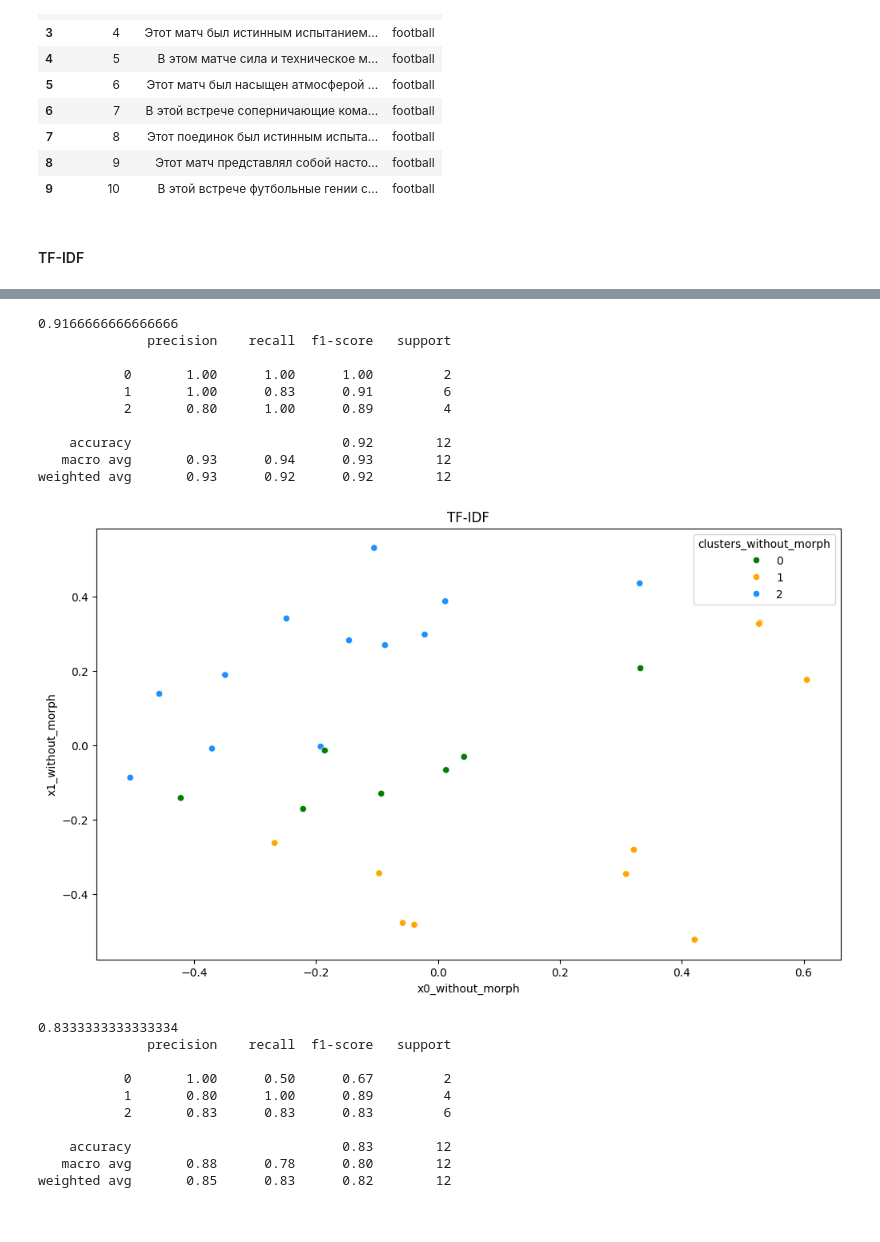
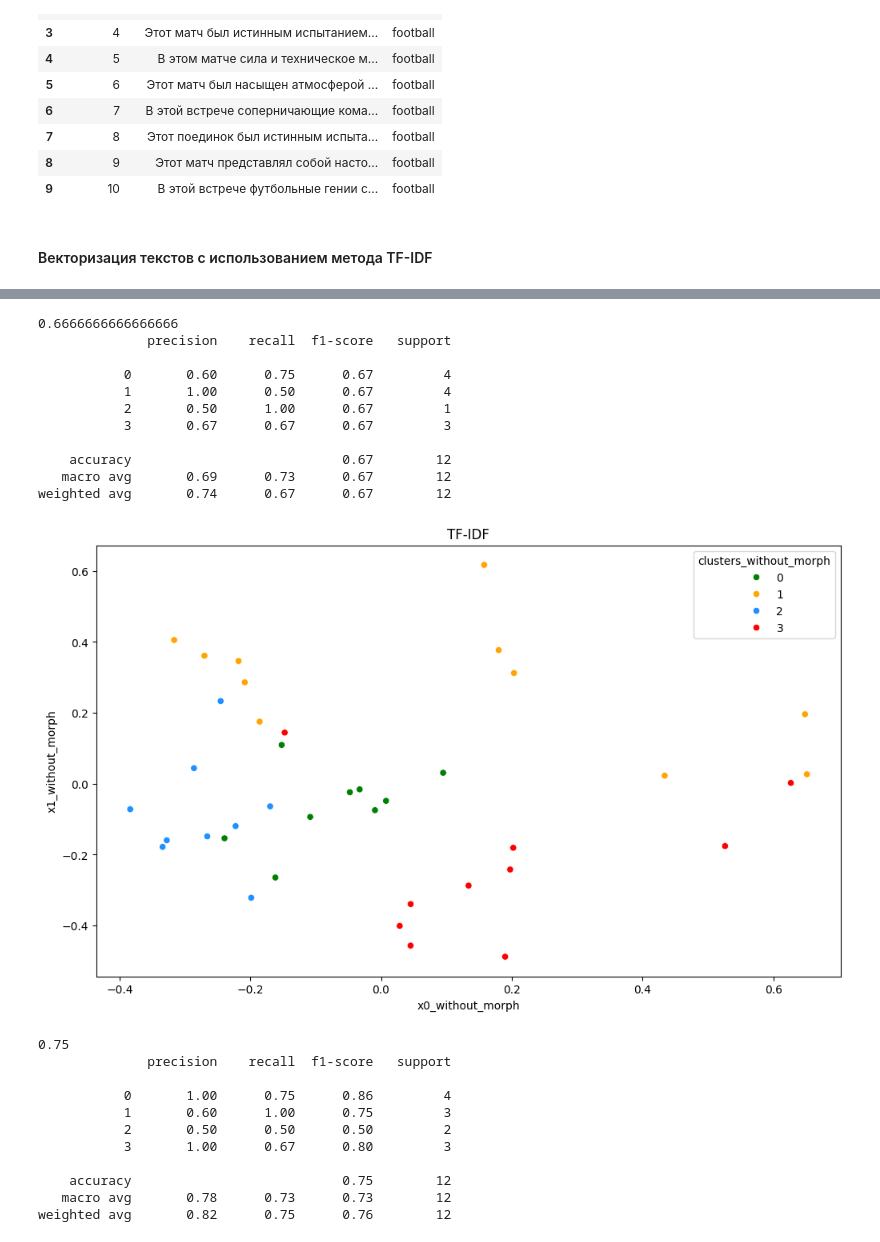
Before and after one commit to kovkir/bmstu-neuro-fuzzy-systems, a Jupyter notebook: lab_03/lab_03.ipynb, the cells around one changed output, grey strips where cells are left out. Saved outputs shown, nothing was run; the diff lists cells and outputs as text; code cells hidden in the pictures.

```diff
--- a/lab_03/lab_03.ipynb
+++ b/lab_03/lab_03.ipynb
@@ -93,7 +89,7 @@ dfHockey["class"] = "hockey"
 dfVolleyball = pd.DataFrame(volleyballArr, columns=['num_doc', 'text'])
 dfVolleyball["class"] = "volleyball"
 
-dfDescriptions = pd.concat([dfFootball, dfHockey, dfVolleyball])
+dfDescriptions = pd.concat([dfFootball, dfBasketball, dfHockey, dfVolleyball])
 dfDescriptions.head(10)
 # %% [output]
 |  | num_doc | text | class |
@@ -108,7 +104,7 @@ dfDescriptions.head(10)
 | 8 | 9 | Этот матч представлял собой насто... | football |
 | 9 | 10 | В этой встрече футбольные гении с... | football |
 # %% [markdown]
-#### TF-IDF
+#### Векторизация текстов с использованием метода TF-IDF
 # %%
 dfDescriptions["formated"] = dfDescriptions.text.apply(
     lambda textFTale: get_normal_form_str(format_data(textFTale))
@@ -123,7 +119,7 @@ def _getVectorizer(fieldName):
     return x
 
 def _getClusters(x, fieldName):
-    kmeans = KMeans(n_clusters=3, random_state=42)
+    kmeans = KMeans(n_clusters=4, random_state=42)
     kmeans.fit(x)
     clusters = kmeans.labels_
     dfDescriptions[fieldName] = clusters
@@ -146,7 +142,7 @@ def _pca(x, fieldX0, fieldX1, fieldCluster):
         x=fieldX0,
         y=fieldX1,
         hue=fieldCluster,
-        palette=['green', 'orange', 'dodgerblue']
+        palette=['green', 'orange', 'dodgerblue', 'red']
     )
     plt.show()
 
@@ -155,7 +151,7 @@ def _calcAccuracy(x, fieldCluster):
     xTraining, xTest, yTraining, yTest = train_test_split(
         XVectorDf,
         dfDescriptions[fieldCluster],
-        test_size=0.4,
+        test_size=0.3,
         random_state=42
     )
 
@@ -180,21 +176,23 @@ processTfIdf('formated_without_morph', 'clusters_without_morph', "x0_without_mor
-0.9166666666666666
+0.6666666666666666
               precision    recall  f1-score   support
 
-           0       1.00      1.00      1.00         2
-           1       1.00      0.83      0.91         6
-           2       0.80      1.00      0.89         4
+           0       0.60      0.75      0.67         4
+           1       1.00      0.50      0.67         4
+           2       0.50      1.00      0.67         1
+           3       0.67      0.67      0.67         3
 
-    accuracy                           0.92        12
-   macro avg       0.93      0.94      0.93        12
-weighted avg       0.93      0.92      0.92        12
+    accuracy                           0.67        12
+   macro avg       0.69      0.73      0.67        12
+weighted avg       0.74      0.67      0.67        12
-[figure, old version]
+[figure, new version]
-0.8333333333333334
+0.75
               precision    recall  f1-score   support
 
-           0       1.00      0.50      0.67         2
-           1       0.80      1.00      0.89         4
-           2       0.83      0.83      0.83         6
+           0       1.00      0.75      0.86         4
+           1       0.60      1.00      0.75         3
+           2       0.50      0.50      0.50         2
+           3       1.00      0.67      0.80         3
 
-    accuracy                           0.83        12
-   macro avg       0.88      0.78      0.80        12
-weighted avg       0.85      0.83      0.82        12
+    accuracy                           0.75        12
+   macro avg       0.78      0.73      0.73        12
+weighted avg       0.82      0.75      0.76        12
```
Also changed, not shown: parts of 6 cells of this notebook, 4 other files.
